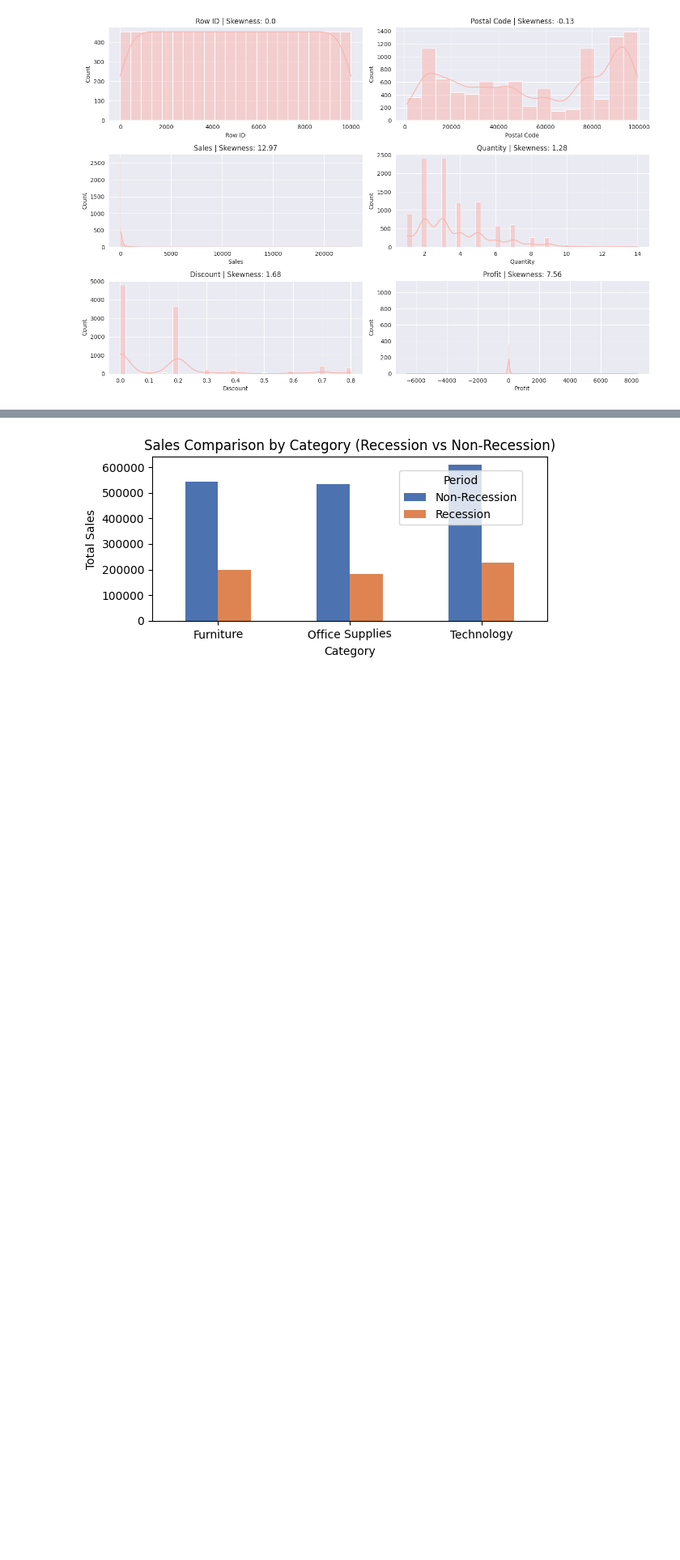
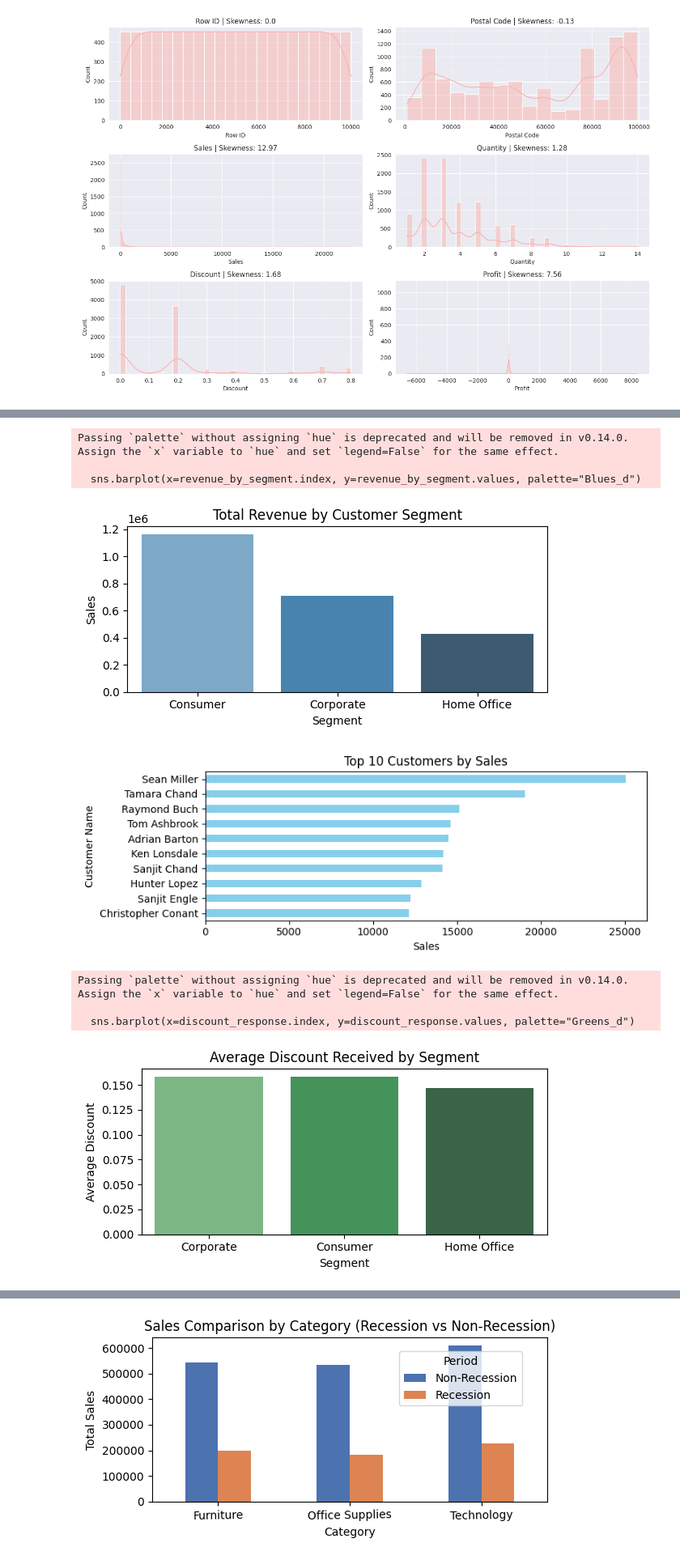
Before and after one commit to chaudharydhruv/Tops-Tech, a Jupyter notebook: Python/project/Eda_project.ipynb, the cells around one changed output, grey strips where cells are left out. Shown at 81% size. Drawn from its saved outputs; the diff is of its cells as text; code cells hidden in the pictures; blank space fills up the shorter version.

```diff
--- a/Python/project/Eda_project.ipynb
+++ b/Python/project/Eda_project.ipynb
@@ -102,0 +131,51 @@ plt.show()
+# %%
+#Customer & Segment Insights
+
+
+# Total revenue by customer segment
+revenue_by_segment = df.groupby("Segment")["Sales"].sum().sort_values(ascending=False)
+
+# Top 10 customers by total sales
+top_customers = df.groupby("Customer Name")["Sales"].sum().sort_values(ascending=False).head(10)
+
+# Average discount by customer segment (as a proxy for response to discounts)
+discount_df = discount_response.reset_index()
+discount_df.columns = ['Segment', 'Avg_Discount']
+
+# Plot revenue by segment
+plt.figure(figsize=(6, 3))
+sns.barplot(x=revenue_by_segment.index, y=revenue_by_segment.values, palette="Blues_d")
+plt.title("Total Revenue by Customer Segment")
+plt.ylabel("Sales")
+plt.tight_layout()
+plt.show()
+
+# Plot top 10 customers
+plt.figure(figsize=(8, 3))
+top_customers.plot(kind="barh", color="skyblue")
+plt.title("Top 10 Customers by Sales")
+plt.xlabel("Sales")
+plt.gca().invert_yaxis()
+plt.tight_layout()
+plt.show()
+
+# Plot discount response by segment
+plt.figure(figsize=(6, 3))
+sns.barplot(x=discount_response.index, y=discount_response.values, palette="Greens_d")
+plt.title("Average Discount Received by Segment")
+plt.ylabel("Average Discount")
+plt.tight_layout()
+plt.show()
+
+# Return data for reference
+revenue_by_segment, top_customers, discount_response
+# %% [output]
+Passing `palette` without assigning `hue` is deprecated and will be removed in v0.14.0. Assign the `x` variable to `hue` and set `legend=False` for the same effect.
+
+  sns.barplot(x=revenue_by_segment.index, y=revenue_by_segment.values, palette="Blues_d")
+[figure, added]
+[figure, added]
+Passing `palette` without assigning `hue` is deprecated and will be removed in v0.14.0. Assign the `x` variable to `hue` and set `legend=False` for the same effect.
+
+  sns.barplot(x=discount_response.index, y=discount_response.values, palette="Greens_d")
+[figure, added]
```
Also changed, not shown: parts of 6 cells of this notebook.
